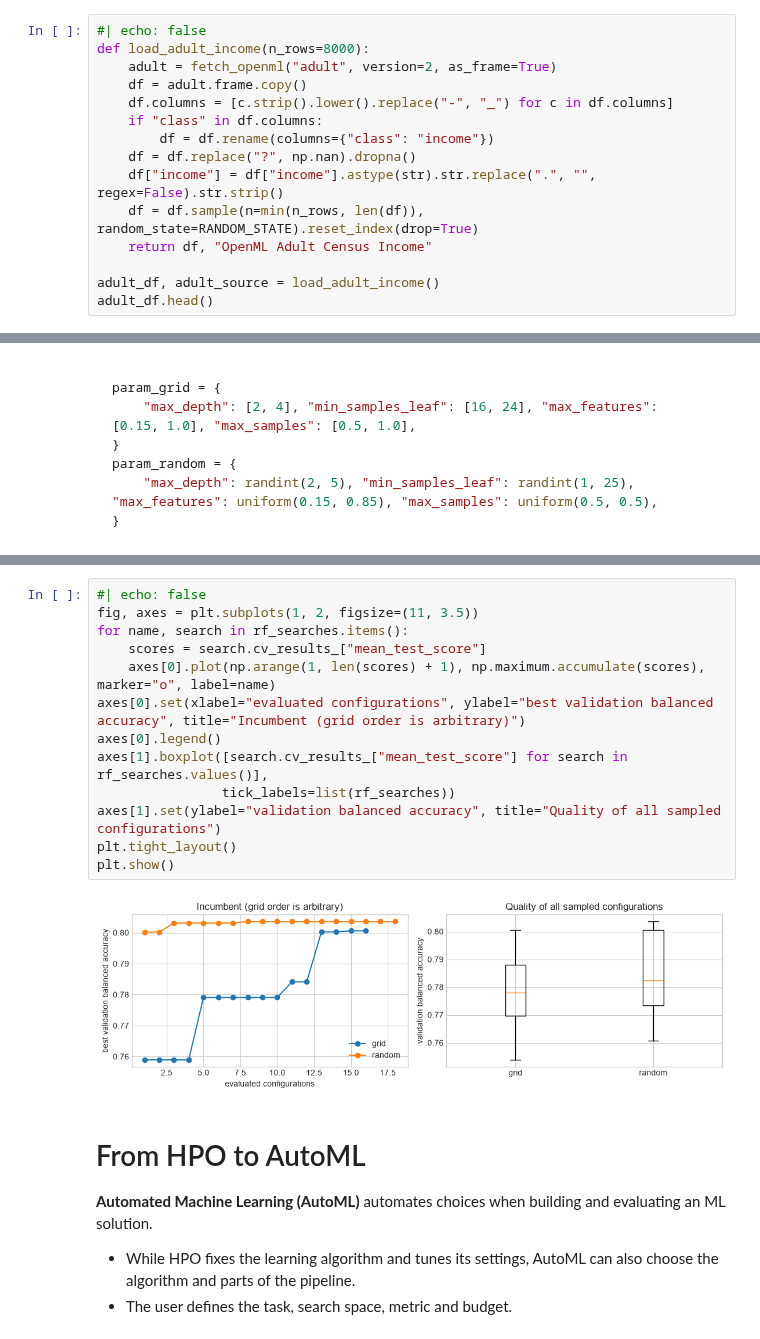
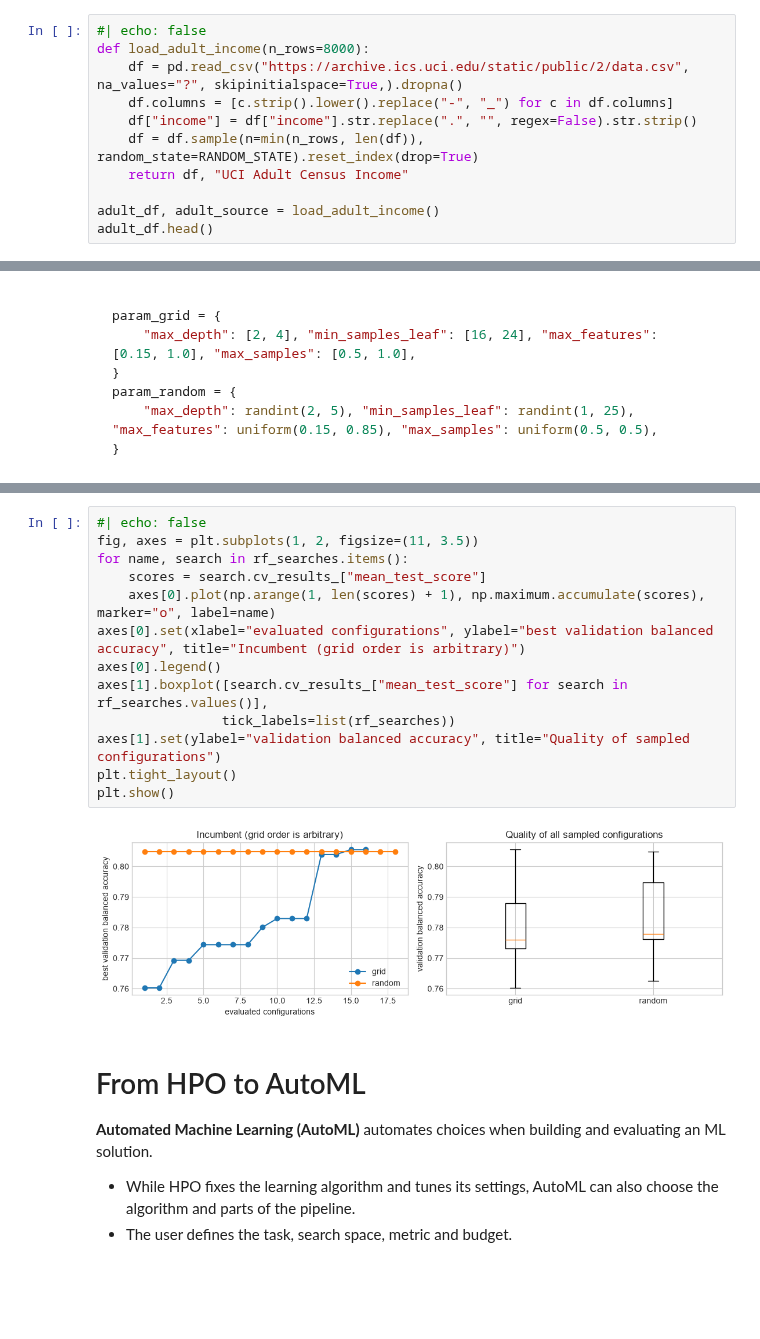
Before and after one commit to w4bo/AA2627-unibo-dcai, a Jupyter notebook: slides/lab-01-automl.ipynb, the cells around one changed output, grey strips where cells are left out. Drawn from its saved outputs; the diff is of its cells as text; blank space fills up the shorter version.

```diff
--- a/slides/lab-01-automl.ipynb
+++ b/slides/lab-01-automl.ipynb
@@ -118,15 +117,11 @@ The dataset is Adult Census Income from the UCI repository, loaded through OpenM
 # %%
 #| echo: false
 def load_adult_income(n_rows=8000):
-    adult = fetch_openml("adult", version=2, as_frame=True)
-    df = adult.frame.copy()
+    df = pd.read_csv("https://archive.ics.uci.edu/static/public/2/data.csv", na_values="?", skipinitialspace=True,).dropna()
     df.columns = [c.strip().lower().replace("-", "_") for c in df.columns]
-    if "class" in df.columns:
-        df = df.rename(columns={"class": "income"})
-    df = df.replace("?", np.nan).dropna()
-    df["income"] = df["income"].astype(str).str.replace(".", "", regex=False).str.strip()
+    df["income"] = df["income"].str.replace(".", "", regex=False).str.strip()
     df = df.sample(n=min(n_rows, len(df)), random_state=RANDOM_STATE).reset_index(drop=True)
-    return df, "OpenML Adult Census Income"
+    return df, "UCI Adult Census Income"
 
 adult_df, adult_source = load_adult_income()
 adult_df.head()
@@ -408,18 +403,18 @@ pd.DataFrame(rf_search_rows).round(4)
 # %%
 #| echo: false
 fig, axes = plt.subplots(1, 2, figsize=(11, 3.5))
 for name, search in rf_searches.items():
     scores = search.cv_results_["mean_test_score"]
     axes[0].plot(np.arange(1, len(scores) + 1), np.maximum.accumulate(scores), marker="o", label=name)
 axes[0].set(xlabel="evaluated configurations", ylabel="best validation balanced accuracy", title="Incumbent (grid order is arbitrary)")
 axes[0].legend()
 axes[1].boxplot([search.cv_results_["mean_test_score"] for search in rf_searches.values()],
                 tick_labels=list(rf_searches))
-axes[1].set(ylabel="validation balanced accuracy", title="Quality of all sampled configurations")
+axes[1].set(ylabel="validation balanced accuracy", title="Quality of sampled configurations")
 plt.tight_layout()
 plt.show()
 # %% [output]
-[figure, old version]
+[figure, new version]
 # %% [markdown]
 # From HPO to AutoML
 
```
Also changed, not shown: parts of 13 cells of this notebook.
